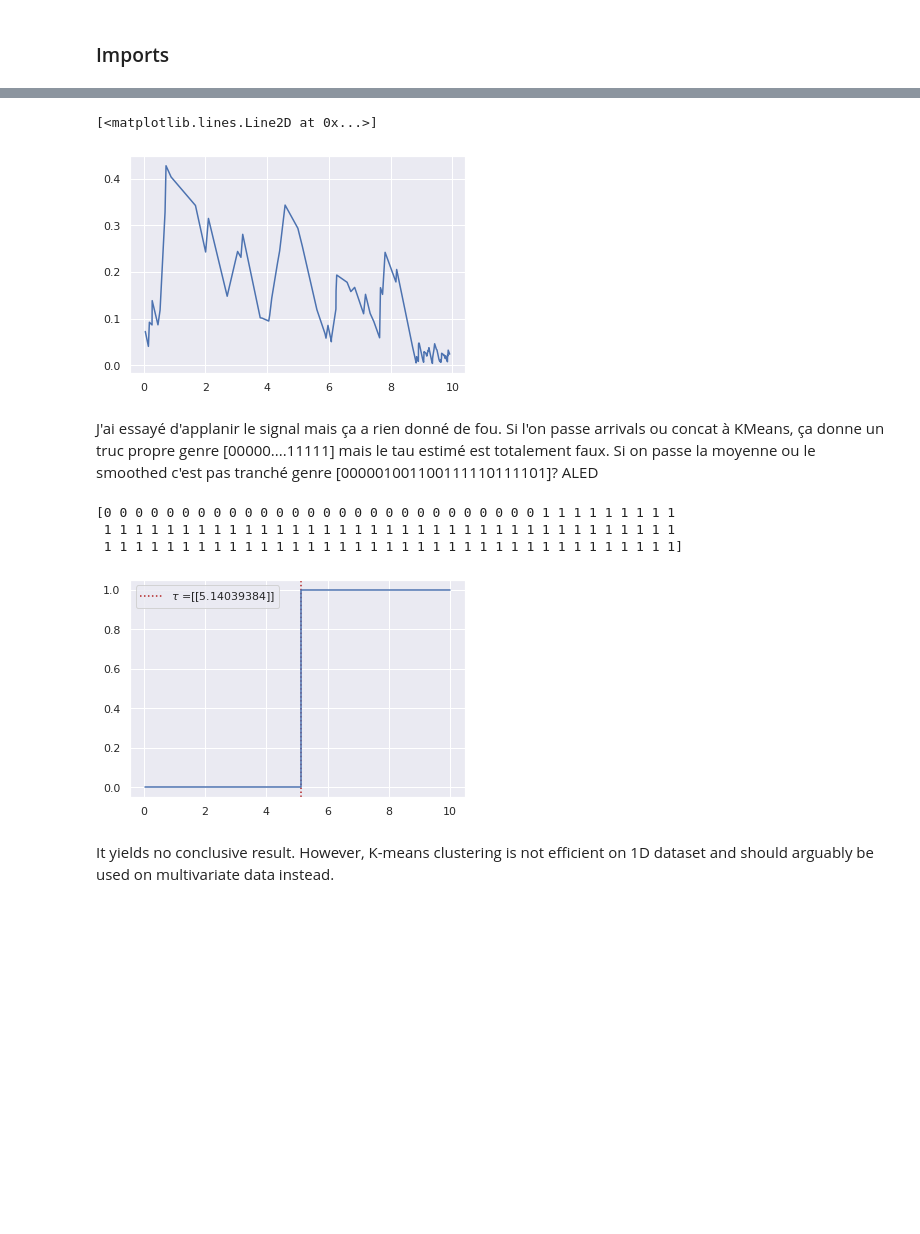
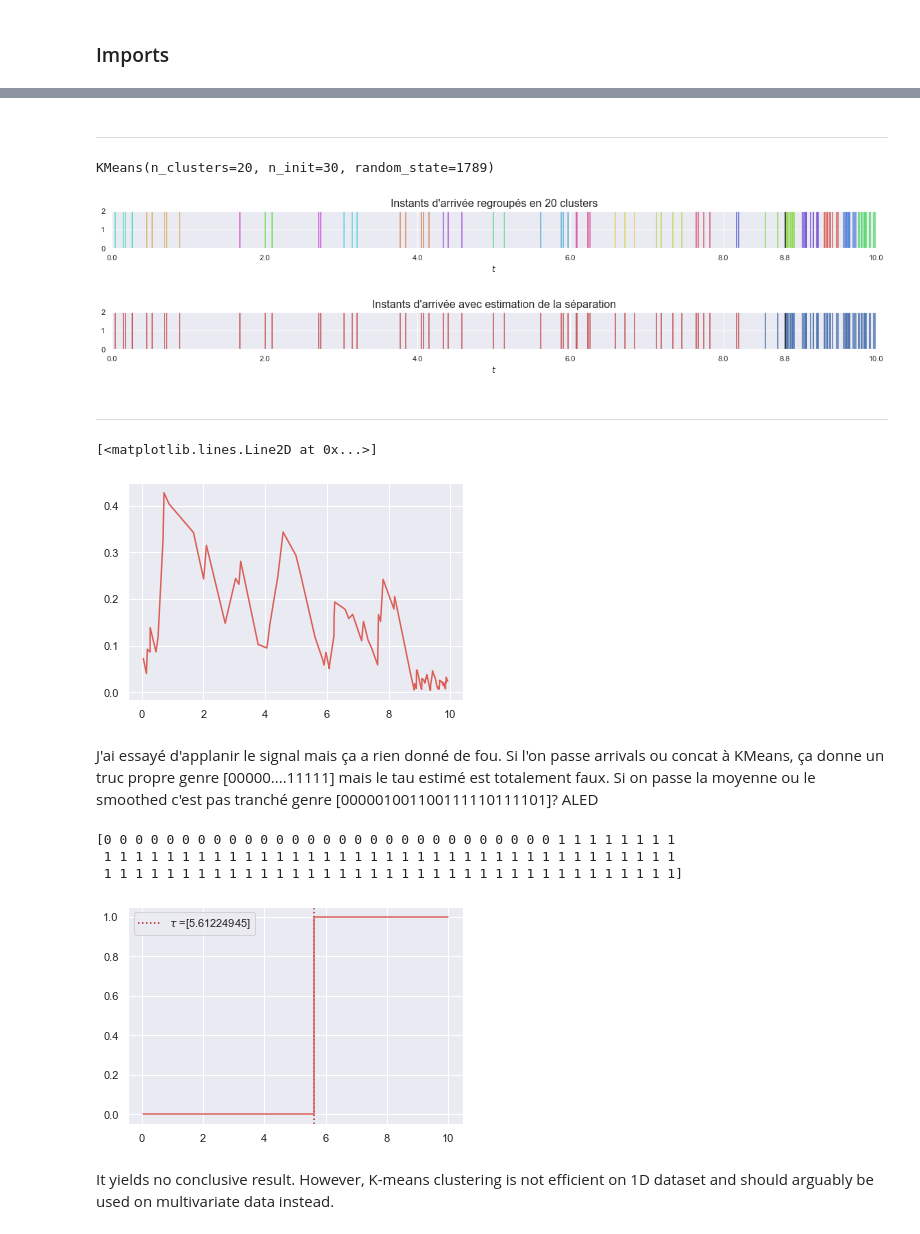
Before and after one commit to littlebuzzybee/MACS207b-Projet, a Jupyter notebook: MACS207b_Personnaz_Ly.ipynb, the cells around one changed output, grey strips where cells are left out. Saved outputs shown, nothing was run; the diff lists cells and outputs as text; code cells hidden in the pictures; blank space fills up the shorter version.

Commit message:
kmeans marche vite fait

```diff
--- a/MACS207b_Personnaz_Ly.ipynb
+++ b/MACS207b_Personnaz_Ly.ipynb
@@ -48,3 +48,4 @@ import matplotlib.pyplot as plt
 import seaborn as sns
 from sklearn.cluster import KMeans
 sns.set()
+sns.set_palette("hls", 10)
@@ -74,7 +81,7 @@ Z = lambda t, tau : 1 if (tau <= t) else 0
 
 N = lambda a, b, t, tau : (a + (b-a) * Z(t, tau)) * t
 # %%
-def trajectory(n, a, b, seed, beg=0, end=10):
+def trajectory(n, a, b, beg, end, seed):
     """
     affiche la trajectoire d'une observation aléatoire
     n: nombre de points pour l'affichage
@@ -82,22 +89,23 @@ def trajectory(n, a, b, seed, beg=0, end=10):
     beg, end: bornes des temps
     """
     rng = np.random.default_rng(seed) # initialiser le rng
-    tau = tau_dist(rng)               # tirer un tau aléatoire
+    tau = beg + tau_dist(rng)         # tirer un tau aléatoire dans [beg, +inf[
+    end = max(end, np.ceil(tau))      # éloigner l'horizon si tau trop grand
     # générer les temps d'arrivée avant et après tau
     arrivals = np.concatenate((poisson_proc(a, beg, tau, seed),
                                poisson_proc(a, tau, end, seed)))
 
     plt.figure(figsize=(10, 5))
     plt.step(arrivals, np.arange(arrivals.size))
-    plt.axvline(tau, linestyle=':', c='firebrick')
+    plt.axvline(tau, linestyle=':', c='olivedrab')
     plt.xticks(list(plt.xticks()[0]) + [tau]) # ajouter 1 tick à l'abscisse tau
-    plt.xlim(beg, end)
-    plt.title(fr"Trajectoire pour $\tau =${tau:.2f}")
+    plt.xlim(beg, max(end, tau))
+    plt.title(fr"Une trajectoire avec $\tau =${tau:.2f}")
     plt.ylabel(r"$N(t)$")
     plt.xlabel(r"$t$")
     plt.show()
 
-    return arrivals, tau
+    return beg, end, arrivals, tau
 # %%
 n = 1000
 beg, end = 0, 10
@@ -106,0 +112,2 @@ arrivals, tau = trajectory(n, a, b, 1789)
+# %%
+beg, end, arrivals, tau = trajectory(n, a, b, beg, end, seed)
@@ -179,0 +225,2 @@ plt.show()
+# %% [markdown]
+<hr>
@@ -179,0 +229,22 @@ plt.show()
+# %%
+kmeans = KMeans(n_clusters=n_clusters, n_init=30, random_state=seed)
+kmeans.fit(arrivals.reshape(-1, 1))
+# %% [output]
+KMeans(n_clusters=20, n_init=30, random_state=1789)
+# %%
+palette = sns.color_palette(palette='hls', n_colors=n_clusters) # palette de couleurs
+#sns.set(rc={'axes.facecolor':'w', 'figure.facecolor':'w'})
+plt.figure(figsize=(20, 1))
+for n in range(n_clusters):
+    plt.eventplot(arrivals[kmeans.labels_ == n],
+                  linelengths=2,
+                  colors=palette[n])
+plt.axvline(tau, c='k')
+plt.xticks(list(plt.xticks()[0]) + [tau]) # ajouter 1 tick à l'abscisse tau
+plt.xlim(beg, end)
+plt.ylim(0, 2)
+plt.xlabel(r"$t$")
+plt.title(f"Instants d'arrivée regroupés en {n_clusters} clusters", fontsize=16)
+plt.show()
+# %% [output]
+[figure, added]
@@ -180,3 +256,27 @@ plt.show()
+# %%
+palette = sns.color_palette(palette='hls', n_colors=n_clusters) # palette de couleurs
+#sns.set(rc={'axes.facecolor':'w', 'figure.facecolor':'w'})
+plt.figure(figsize=(20, 1))
+for n in range(n_clusters):
+    if kmeans_counts.labels_[n] == 1:
+        plt.eventplot(arrivals[kmeans.labels_ == n],
+                      linelengths=2,
+                      colors='b')
+    else:
+        plt.eventplot(arrivals[kmeans.labels_ == n],
+                      linelengths=2,
+                      colors='r')
+plt.axvline(tau, c='k')
+plt.xticks(list(plt.xticks()[0]) + [tau]) # ajouter 1 tick à l'abscisse tau
+plt.xlim(beg, end)
+plt.ylim(0, 2)
+plt.xlabel(r"$t$")
+plt.title(f"Instants d'arrivée avec estimation de la séparation", fontsize=16)
+plt.show()
+# %% [output]
+[figure, added]
+# %% [markdown]
+<hr>
 # %%
 means = arrivals[1:] - arrivals[:-1]
 pad = np.concatenate(([0],means,[0]))
@@ -186,26 +286,24 @@ concat.shape
 plt.plot(arrivals[:-3],smooth)
 # %% [output]
 [<matplotlib.lines.Line2D at 0x...>]
-[figure, old version]
+[figure, new version]
 # %% [markdown]
 J'ai essayé d'applanir le signal mais ça a rien donné de fou. Si l'on passe arrivals ou concat à KMeans, ça donne un truc propre genre [00000....11111] mais le tau estimé est totalement faux.
 Si on passe la moyenne ou le smoothed c'est pas tranché genre [000001001100111110111101]? ALED
-# %%
-arrivals = np.reshape(arrivals,(-1,1))
 # %%
-kmeans = KMeans(n_clusters=2, n_init=1, init='k-means++').fit(arrivals)
+kmeans = KMeans(n_clusters=2, n_init=1, init='k-means++').fit(arrivals.reshape(-1,1))
 
 print(kmeans.labels_)
-tau = np.where(kmeans.labels_[:-1] != kmeans.labels_[1:])[0]
+tau_ = np.where(kmeans.labels_[:-1] != kmeans.labels_[1:])[0]
 
-plt.axvline(arrivals[tau], linestyle=':', c='firebrick', label = r'$\tau$ =' + str(arrivals[tau]))
+plt.axvline(arrivals[tau_], linestyle=':', c='firebrick', label = r'$\tau$ =' + str(arrivals[tau_]))
 plt.step(arrivals, kmeans.labels_)
 plt.legend()
 plt.show()
 # %% [output]
-[0 0 0 0 0 0 0 0 0 0 0 0 0 0 0 0 0 0 0 0 0 0 0 0 0 0 0 0 1 1 1 1 1 1 1 1 1
+[0 0 0 0 0 0 0 0 0 0 0 0 0 0 0 0 0 0 0 0 0 0 0 0 0 0 0 0 0 1 1 1 1 1 1 1 1
  1 1 1 1 1 1 1 1 1 1 1 1 1 1 1 1 1 1 1 1 1 1 1 1 1 1 1 1 1 1 1 1 1 1 1 1 1
  1 1 1 1 1 1 1 1 1 1 1 1 1 1 1 1 1 1 1 1 1 1 1 1 1 1 1 1 1 1 1 1 1 1 1 1 1]
-[figure, old version]
+[figure, new version]
 # %% [markdown]
 It yields no conclusive result. However, K-means clustering is not efficient on 1D dataset and should arguably be used on multivariate data instead.
```
Also changed, not shown: parts of 17 cells of this notebook.
